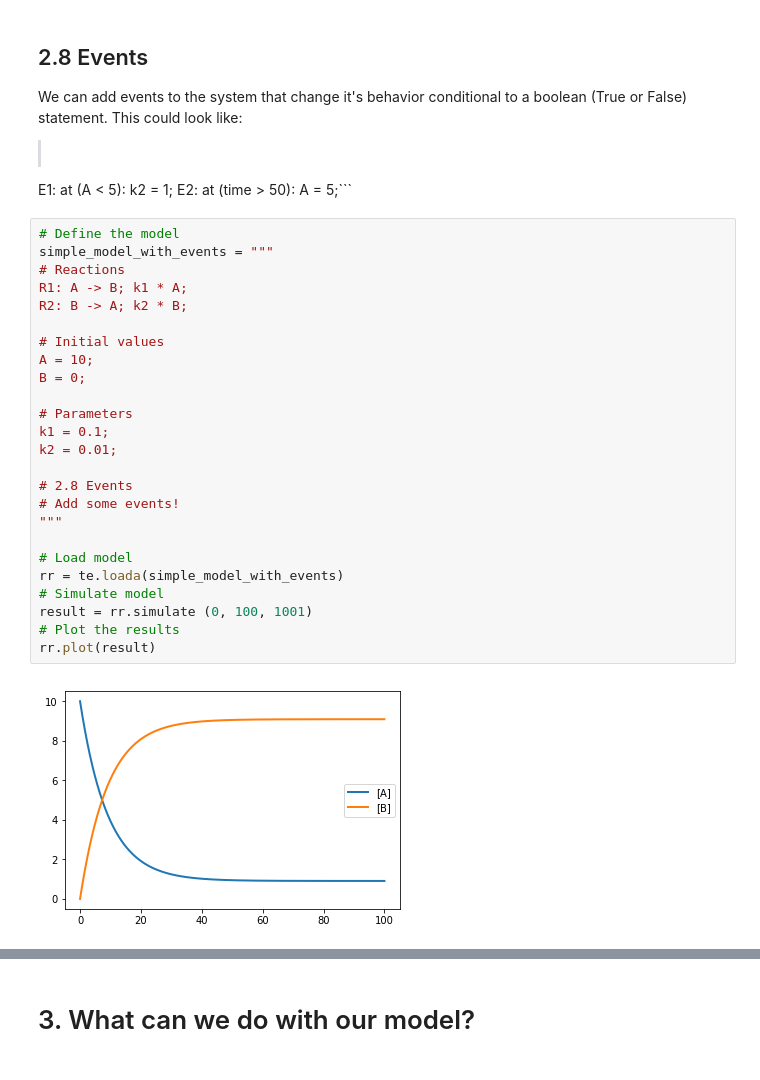
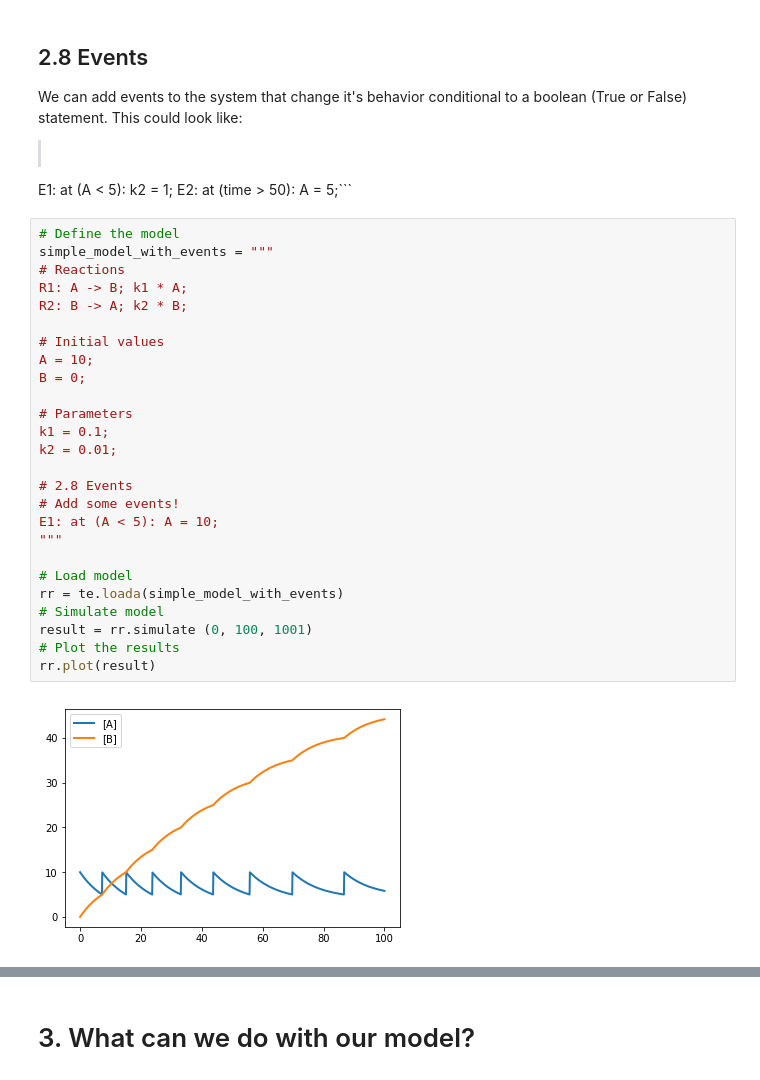
Before and after one commit to AmericanEagle1776/practmodellierung, a Jupyter notebook: tellurium/tellurium_Introduction_11211343.ipynb, the cells around one changed output, grey strips where cells are left out. Saved outputs shown, nothing was run; the diff lists cells and outputs as text.

````diff
--- a/tellurium/tellurium_Introduction_11211343.ipynb
+++ b/tellurium/tellurium_Introduction_11211343.ipynb
@@ -223,30 +234,31 @@
 # %%
 # Define the model
 simple_model_with_events = """
 # Reactions
 R1: A -> B; k1 * A;
 R2: B -> A; k2 * B;
 
 # Initial values
 A = 10;
 B = 0;
 
 # Parameters
 k1 = 0.1;
 k2 = 0.01;
 
 # 2.8 Events
 # Add some events!
+E1: at (A < 5): A = 10;
 """
 
 # Load model
 rr = te.loada(simple_model_with_events)
 # Simulate model
 result = rr.simulate (0, 100, 1001)
 # Plot the results
 rr.plot(result)
 # %% [output]
-[figure, old version]
+[figure, new version]
 # %% [markdown]
 ## 2.9 Parameterizing the model - an exercise
 Let's say you want to analyse a particular dynamical system, and that system is accidentaly described by our ```simple_model```. From the literature you had deduced the structure of the system, which is reflected in its reactions. Now you have to parameterize the system to make it relevant for your particular biological application. To fully define the system, you are missing the values of the parameters k<sub>1</sub>, k<sub>2</sub> and initial values of species A and B. Your experimentalist coleagues will kindly provide measurements of the species concentrations in $\frac{mmol}{gCDW}$, where gCDW is gram of cell dry weight. But since that might take some time, you want to have the model ready and parametrized by then. So you go hunting for parameters throughout published literature.
````
Also changed, not shown: parts of 2 cells of this notebook, 3 other files.
